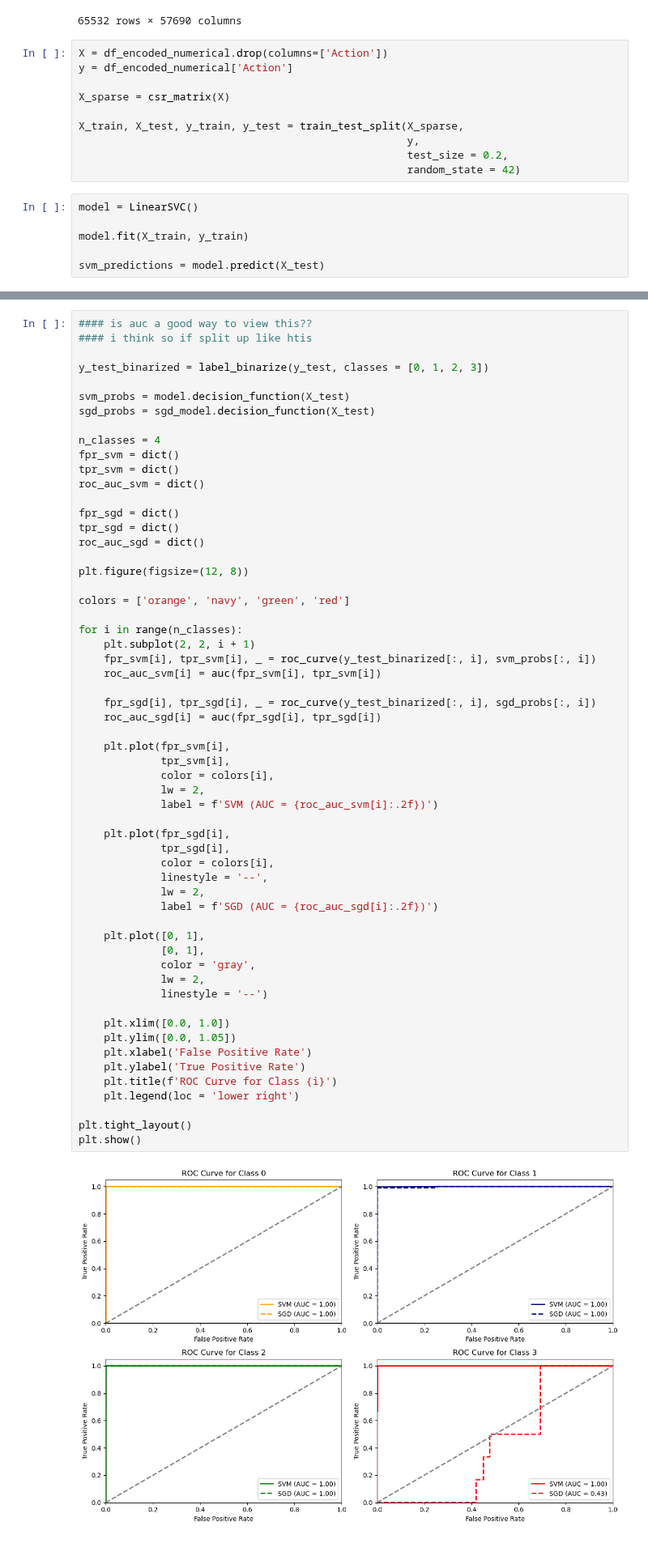
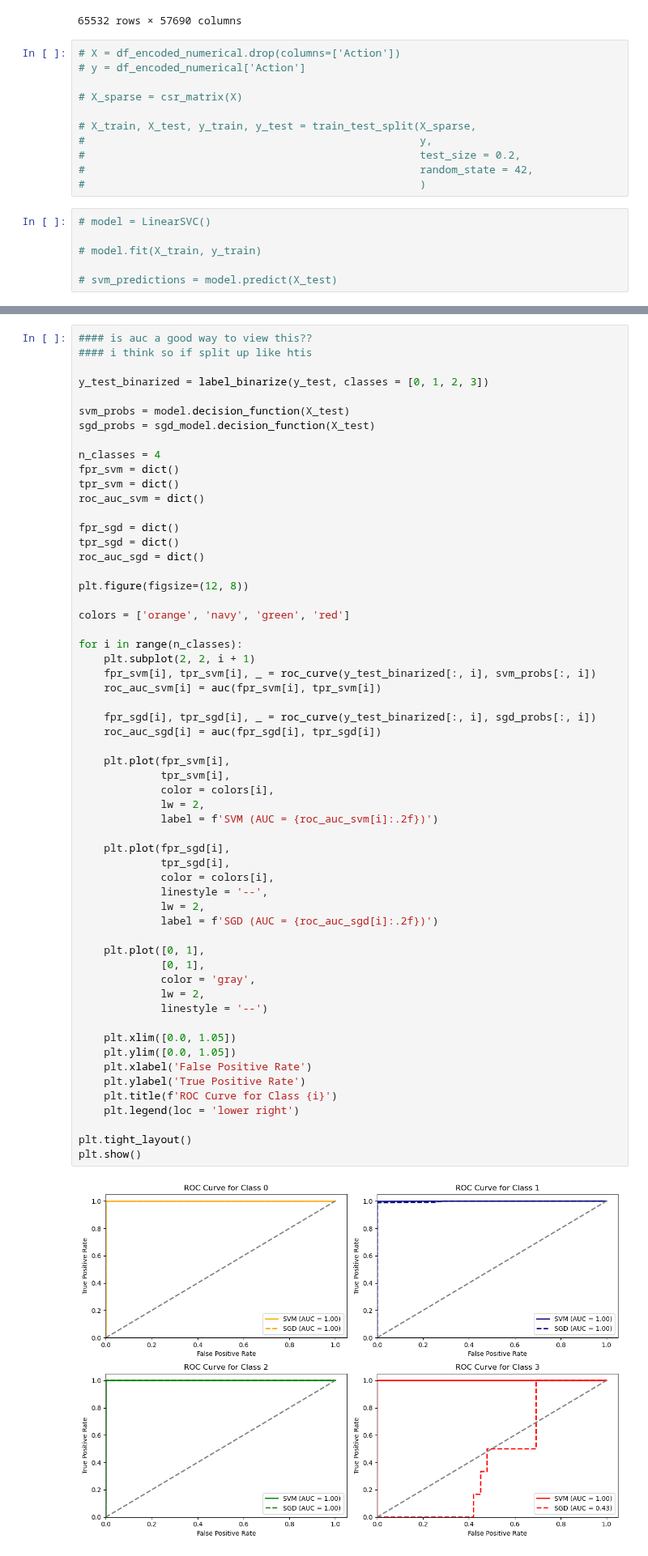
Before and after one commit to taddbackus/qtw, a Jupyter notebook: Case Study 5/CS5.ipynb, the cells around one changed output, grey strips where cells are left out. Shown at 81% size. Drawn from its saved outputs; the diff is of its cells as text.

```diff
--- a/Case Study 5/CS5.ipynb
+++ b/Case Study 5/CS5.ipynb
@@ -94,19 +98,20 @@ df_encoded_numerical
 | 65531 | 2 | 70 | 70 | 0 | 1 | 0 | 1 | 0 | ... |
 65532 rows × 57690 columns
 # %%
-X = df_encoded_numerical.drop(columns=['Action'])
-y = df_encoded_numerical['Action']
+# X = df_encoded_numerical.drop(columns=['Action'])
+# y = df_encoded_numerical['Action']
 
-X_sparse = csr_matrix(X)
+# X_sparse = csr_matrix(X)
 
-X_train, X_test, y_train, y_test = train_test_split(X_sparse,
-                                                    y,
-                                                    test_size = 0.2,
-                                                    random_state = 42)
+# X_train, X_test, y_train, y_test = train_test_split(X_sparse,
+#                                                     y,
+#                                                     test_size = 0.2,
+#                                                     random_state = 42,
+#                                                     )
 # %%
-model = LinearSVC()
+# model = LinearSVC()
 
-model.fit(X_train, y_train)
+# model.fit(X_train, y_train)
 
-svm_predictions = model.predict(X_test)
+# svm_predictions = model.predict(X_test)
 # %%
@@ -232,35 +294,35 @@ for i in range(n_classes):
     roc_auc_sgd[i] = auc(fpr_sgd[i], tpr_sgd[i])
 
     plt.plot(fpr_svm[i],
              tpr_svm[i],
              color = colors[i],
              lw = 2,
              label = f'SVM (AUC = {roc_auc_svm[i]:.2f})')
 
     plt.plot(fpr_sgd[i],
              tpr_sgd[i],
              color = colors[i],
              linestyle = '--',
              lw = 2,
              label = f'SGD (AUC = {roc_auc_sgd[i]:.2f})')
 
     plt.plot([0, 1],
              [0, 1],
              color = 'gray',
              lw = 2,
              linestyle = '--')
 
-    plt.xlim([0.0, 1.0])
+    plt.xlim([0.0, 1.05])
     plt.ylim([0.0, 1.05])
     plt.xlabel('False Positive Rate')
     plt.ylabel('True Positive Rate')
     plt.title(f'ROC Curve for Class {i}')
     plt.legend(loc = 'lower right')
 
 plt.tight_layout()
 plt.show()
 # %% [output]
-[figure, old version]
+[figure, new version]
 # %%
 # Multiple websites were used.. this was a big help
 # https://inria.github.io/scikit-learn-mooc/python_scripts/dev_features_importance.html
```
Also changed, not shown: parts of 19 cells of this notebook.
